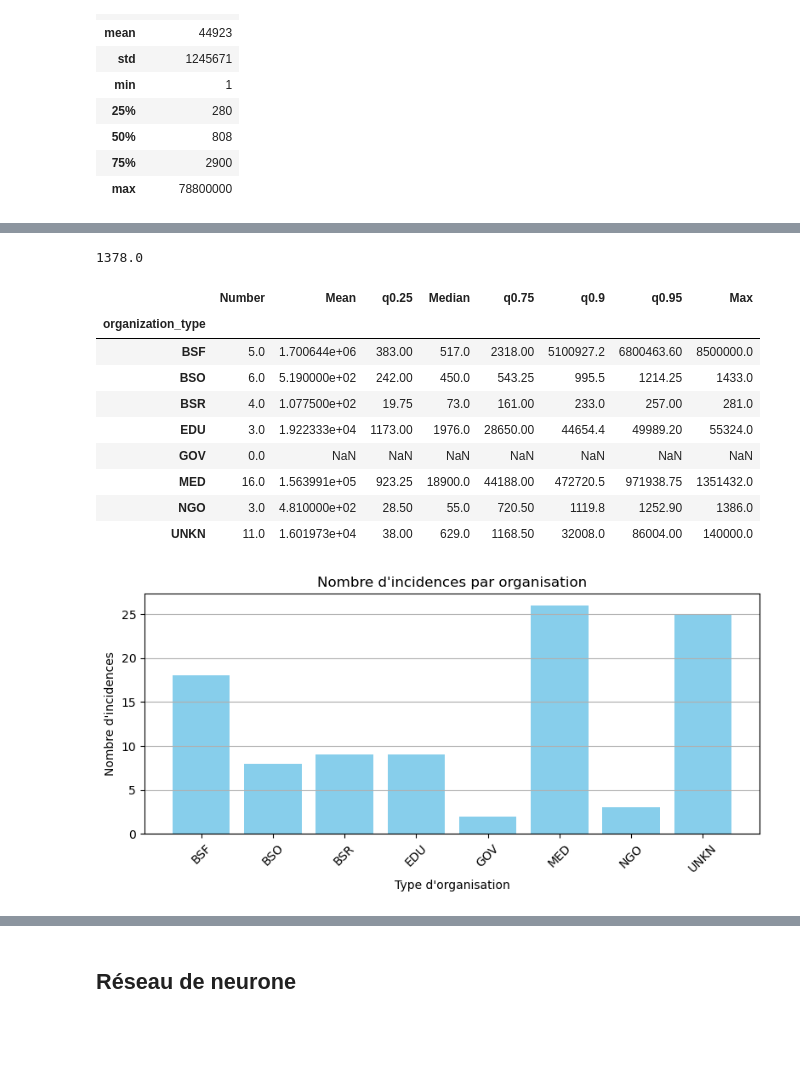
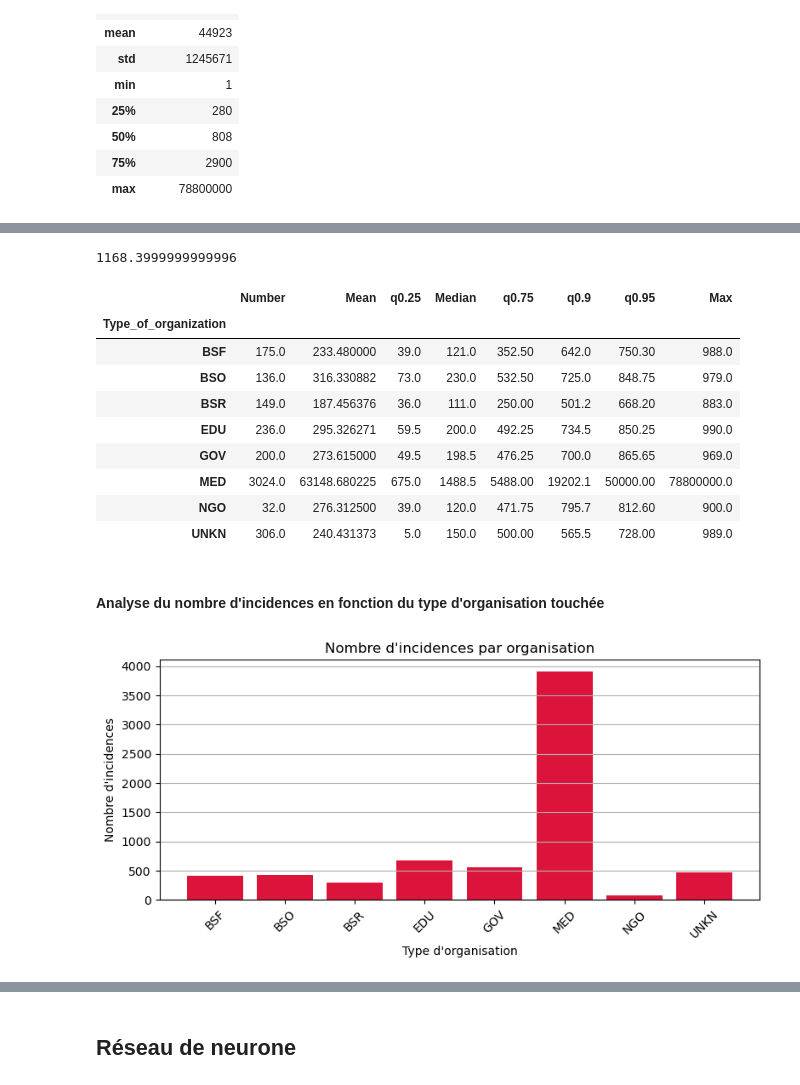
Before and after one commit to fdountiozaboue/NEXIALOG_STAGE, a Jupyter notebook: NoteBook_Analyse_de_la_base_PRC.ipynb, the cells around one changed output, grey strips where cells are left out. Cells and saved outputs as stored; diff of their text form; code cells hidden in the pictures; blank space fills up the shorter version.

```diff
--- a/NoteBook_Analyse_de_la_base_PRC.ipynb
+++ b/NoteBook_Analyse_de_la_base_PRC.ipynb
@@ -491,14 +280,14 @@ plt.show()
 # %%
 # Quantile 60%
-Q40 = df_filtré['total_affected'].quantile(0.6)
+Q40 = data_PRC['Total_Records'].quantile(0.6)
 Q40
 # %% [output]
-1378.0
+1168.3999999999996
 # %%
 import pandas as pd
 
 # Calcul des statistiques descriptives groupées
-stats = df_filtré.groupby('organization_type')['total_affected'].describe(percentiles=[0.25, 0.5, 0.75, 0.9, 0.95])
+stats = data_PRC.groupby('Type_of_organization')['Total_Records'].describe(percentiles=[0.25, 0.5, 0.75, 0.9, 0.95])
 
 # Renommer les colonnes pour correspondre au tableau souhaité
 stats = stats.rename(columns={
@@ -516,12 +305,12 @@ base=stats[['Number', 'Mean', 'q0.25', 'Median', 'q0.75', 'q0.9', 'q0.95', 'Max'
 base
 # %% [output]
 |  | Number | Mean | q0.25 | Median | q0.75 | q0.9 | q0.95 | Max |
-| organization_type |  |  |  |  |  |  |  |  |
-| BSF | 5.0 | 1.700644e+06 | 383.00 | 517.0 | 2318.00 | 5100927.2 | 6800463.60 | 8500000.0 |
-| BSO | 6.0 | 5.190000e+02 | 242.00 | 450.0 | 543.25 | 995.5 | 1214.25 | 1433.0 |
-| BSR | 4.0 | 1.077500e+02 | 19.75 | 73.0 | 161.00 | 233.0 | 257.00 | 281.0 |
-| EDU | 3.0 | 1.922333e+04 | 1173.00 | 1976.0 | 28650.00 | 44654.4 | 49989.20 | 55324.0 |
-| GOV | 0.0 | NaN | NaN | NaN | NaN | NaN | NaN | NaN |
-| MED | 16.0 | 1.563991e+05 | 923.25 | 18900.0 | 44188.00 | 472720.5 | 971938.75 | 1351432.0 |
-| NGO | 3.0 | 4.810000e+02 | 28.50 | 55.0 | 720.50 | 1119.8 | 1252.90 | 1386.0 |
-| UNKN | 11.0 | 1.601973e+04 | 38.00 | 629.0 | 1168.50 | 32008.0 | 86004.00 | 140000.0 |
+| Type_of_organization |  |  |  |  |  |  |  |  |
+| BSF | 175.0 | 233.480000 | 39.0 | 121.0 | 352.50 | 642.0 | 750.30 | 988.0 |
+| BSO | 136.0 | 316.330882 | 73.0 | 230.0 | 532.50 | 725.0 | 848.75 | 979.0 |
+| BSR | 149.0 | 187.456376 | 36.0 | 111.0 | 250.00 | 501.2 | 668.20 | 883.0 |
+| EDU | 236.0 | 295.326271 | 59.5 | 200.0 | 492.25 | 734.5 | 850.25 | 990.0 |
+| GOV | 200.0 | 273.615000 | 49.5 | 198.5 | 476.25 | 700.0 | 865.65 | 969.0 |
+| MED | 3024.0 | 63148.680225 | 675.0 | 1488.5 | 5488.00 | 19202.1 | 50000.00 | 78800000.0 |
+| NGO | 32.0 | 276.312500 | 39.0 | 120.0 | 471.75 | 795.7 | 812.60 | 900.0 |
+| UNKN | 306.0 | 240.431373 | 5.0 | 150.0 | 500.00 | 565.5 | 728.00 | 989.0 |
@@ -530,19 +317,21 @@ base
+# %% [markdown]
+#### Analyse du nombre d'incidences en fonction du type d'organisation touchée
 # %%
 # Compter les occurrences par année
-yearly_counts = df_filtré['organization_type'].value_counts().sort_index()
+yearly_counts = data_PRC['Type_of_organization'].value_counts().sort_index()
 
 # Créer le graphique
 plt.figure(figsize=(8, 4))
-plt.bar(yearly_counts.index, yearly_counts.values, color='skyblue')
+plt.bar(yearly_counts.index, yearly_counts.values, color='crimson')
 
 # Ajouter les étiquettes
 plt.title("Nombre d'incidences par organisation")
 plt.xlabel("Type d'organisation")
 plt.ylabel("Nombre d'incidences")
 
 plt.xticks(rotation=45)
 plt.grid(axis='y')
 plt.tight_layout()
 plt.show()
 # %% [output]
-[figure, old version]
+[figure, new version]
```
Also changed, not shown: parts of 60 cells of this notebook, 1 other file.
